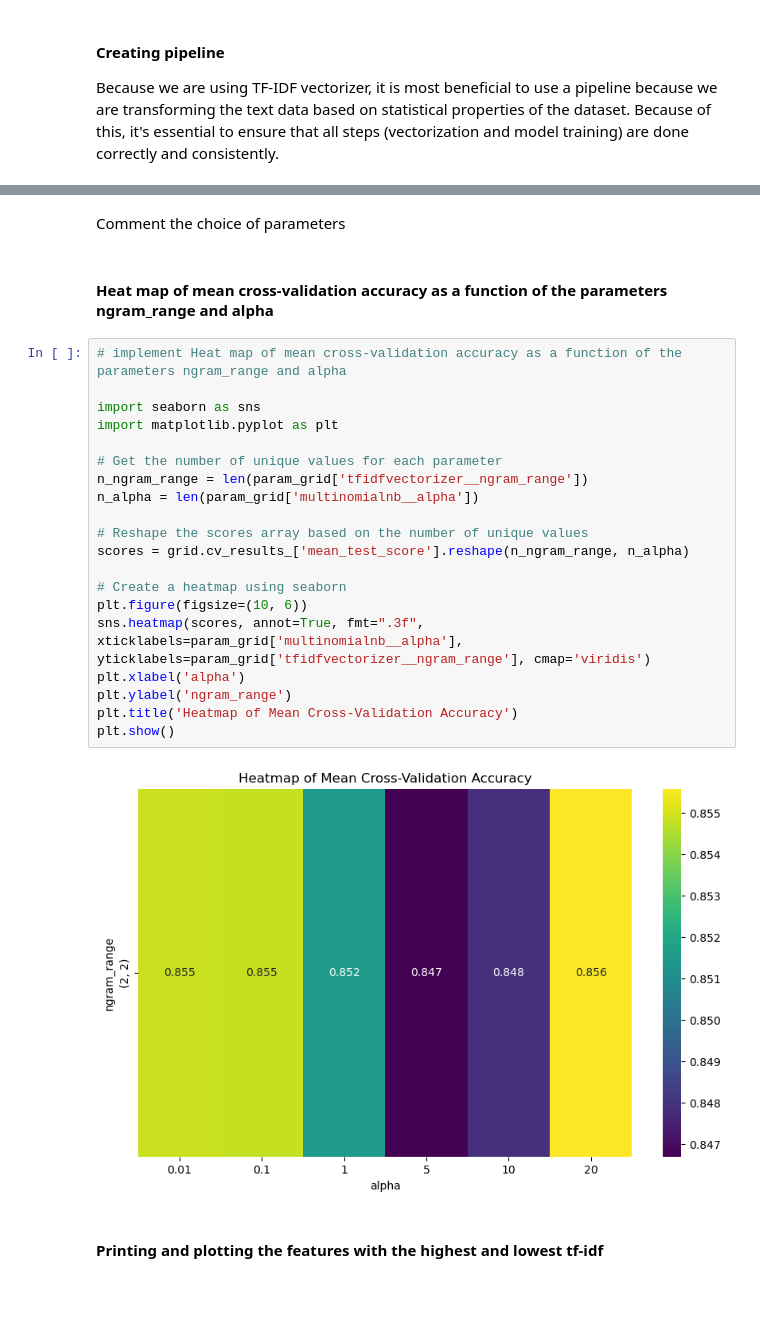
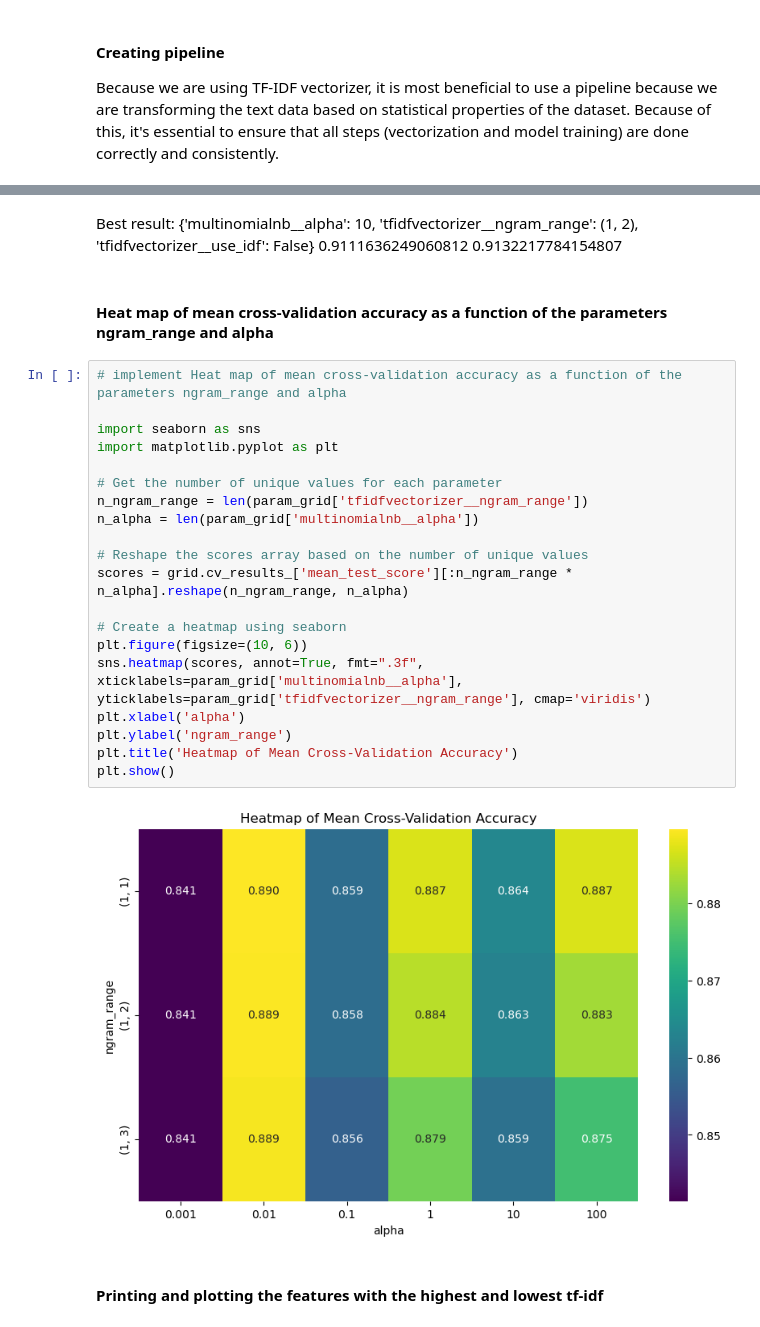
Before and after one commit to ranuru/machine-learning-exam, a Jupyter notebook: task1/notebook.ipynb, the cells around one changed output, grey strips where cells are left out. Drawn from its saved outputs; the diff is of its cells as text; blank space fills up the shorter version.

Commit message:
ran gridsearch on more values and ngram range from (1,1) to (1,3)

```diff
--- a/task1/notebook.ipynb
+++ b/task1/notebook.ipynb
@@ -253,29 +253,31 @@ print(grid.score(X_test, y_test))
-# %% [markdown]
-Comment the choice of parameters
+# %% [markdown]
+Best result: {'multinomialnb__alpha': 10, 'tfidfvectorizer__ngram_range': (1, 2), 'tfidfvectorizer__use_idf': False}
+0.9111636249060812
+0.9132217784154807
 # %% [markdown]
 #### Heat map of mean cross-validation accuracy as a function of the parameters ngram_range and alpha
 # %%
 # implement Heat map of mean cross-validation accuracy as a function of the parameters ngram_range and alpha
 
 import seaborn as sns
 import matplotlib.pyplot as plt
 
 # Get the number of unique values for each parameter
 n_ngram_range = len(param_grid['tfidfvectorizer__ngram_range'])
 n_alpha = len(param_grid['multinomialnb__alpha'])
 
 # Reshape the scores array based on the number of unique values
-scores = grid.cv_results_['mean_test_score'].reshape(n_ngram_range, n_alpha)
+scores = grid.cv_results_['mean_test_score'][:n_ngram_range * n_alpha].reshape(n_ngram_range, n_alpha)
 
 # Create a heatmap using seaborn
 plt.figure(figsize=(10, 6))
 sns.heatmap(scores, annot=True, fmt=".3f", xticklabels=param_grid['multinomialnb__alpha'], yticklabels=param_grid['tfidfvectorizer__ngram_range'], cmap='viridis')
 plt.xlabel('alpha')
 plt.ylabel('ngram_range')
 plt.title('Heatmap of Mean Cross-Validation Accuracy')
 plt.show()
 # %% [output]
-[figure, old version]
+[figure, new version]
 # %% [markdown]
 #### **Printing and plotting the features with the highest and lowest tf-idf**
 # %%
```
Also changed, not shown: parts of 6 cells of this notebook.
